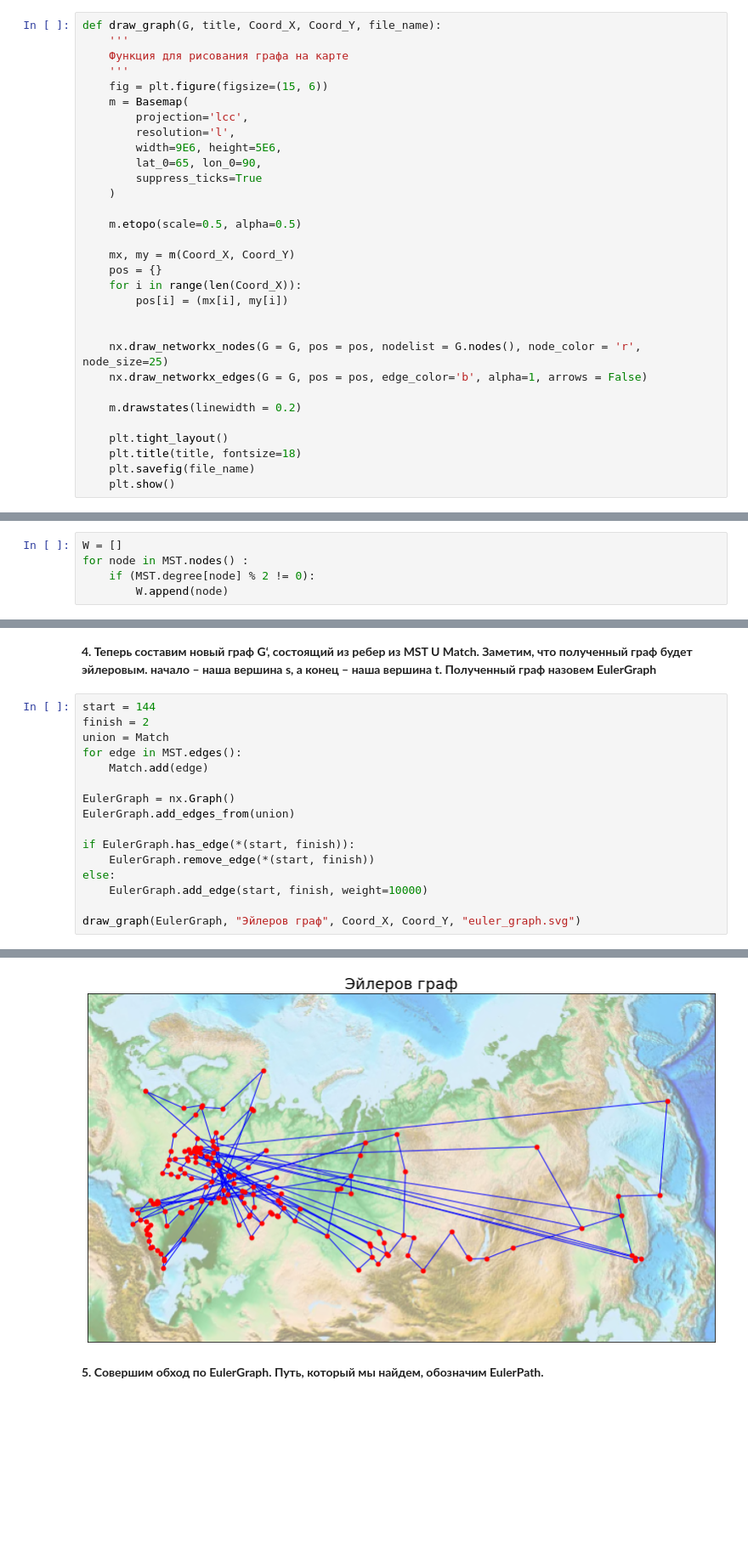
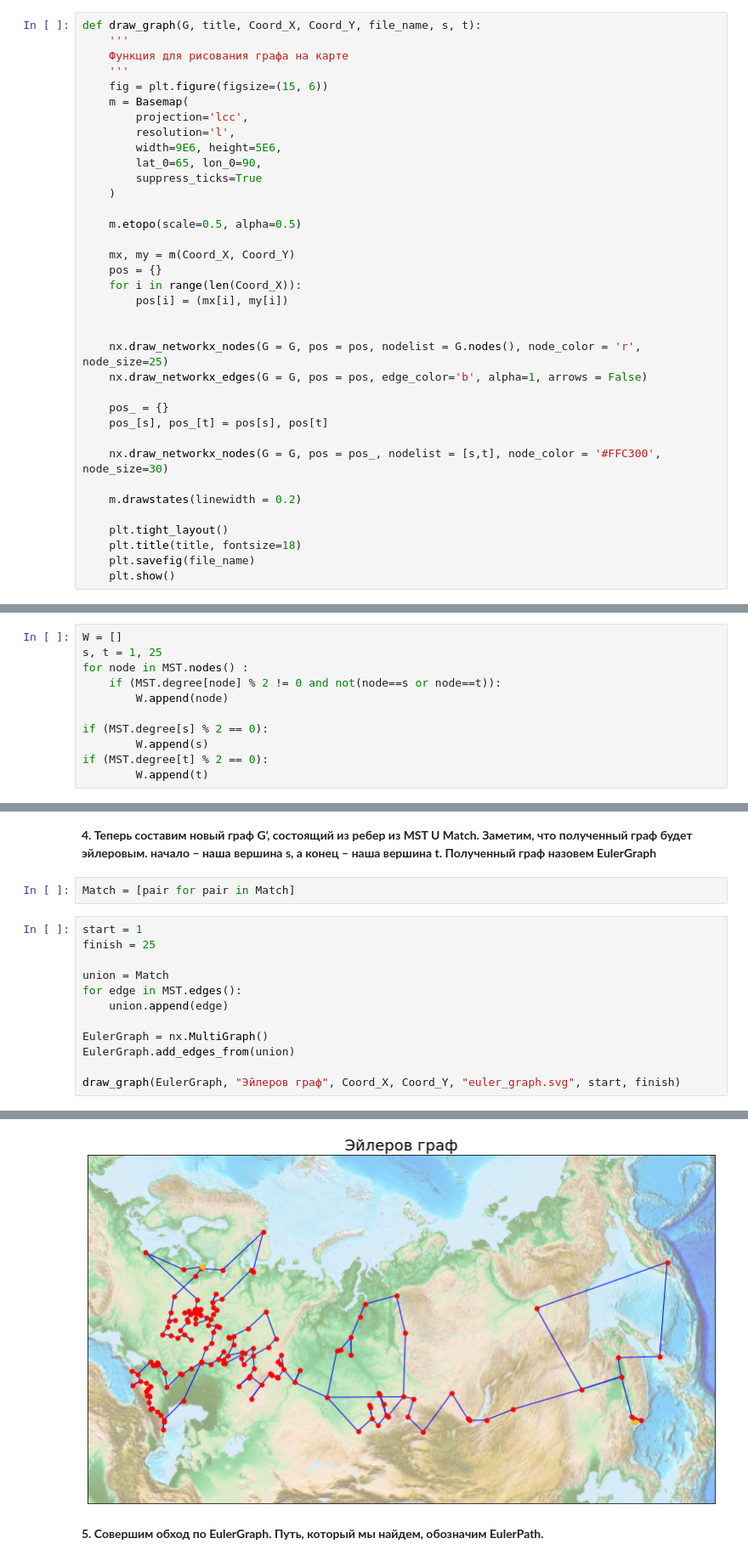
Before and after one commit to tanya124/ComputationalComplexity, a Jupyter notebook: tsp.ipynb, the cells around one changed output, grey strips where cells are left out. Shown at 85% size. Drawn from its saved outputs; the diff is of its cells as text; blank space fills up the shorter version.

```diff
--- a/tsp.ipynb
+++ b/tsp.ipynb
@@ -52,7 +52,7 @@ import networkx.algorithms.approximation
 import networkx.algorithms.euler
 from mpl_toolkits.basemap import Basemap
 # %%
-def draw_graph(G, title, Coord_X, Coord_Y, file_name):
+def draw_graph(G, title, Coord_X, Coord_Y, file_name, s, t):
     '''
     Функция для рисования графа на карте
     '''
@@ -76,6 +76,11 @@ def draw_graph(G, title, Coord_X, Coord_Y, file_name):
     nx.draw_networkx_nodes(G = G, pos = pos, nodelist = G.nodes(), node_color = 'r', node_size=25)
     nx.draw_networkx_edges(G = G, pos = pos, edge_color='b', alpha=1, arrows = False)
 
+    pos_ = {}
+    pos_[s], pos_[t] = pos[s], pos[t]
+
+    nx.draw_networkx_nodes(G = G, pos = pos_, nodelist = [s,t], node_color = '#FFC300', node_size=30)
+
     m.drawstates(linewidth = 0.2)
 
     plt.tight_layout()
@@ -112,9 +117,15 @@ Clipping input data to the valid range for imshow with RGB data ([0..1] for floa
 **2.Формируем список вершин W, содержащий вершины нечетных степеней.**
 # %%
 W = []
+s, t = 1, 25
 for node in MST.nodes() :
-    if (MST.degree[node] % 2 != 0):
+    if (MST.degree[node] % 2 != 0 and not(node==s or node==t)):
         W.append(node)
+
+if (MST.degree[s] % 2 == 0):
+        W.append(s)
+if (MST.degree[t] % 2 == 0):
+        W.append(t)
 # %% [markdown]
 **3. Строим совершенное паросочетание Match на подграфе, содержащем
 вершины W, с помощью алгоритма Эдмонса**
@@ -128,25 +143,23 @@ Match = nx.max_weight_matching(sub_G)
 начало – наша
 вершина s, а конец – наша вершина t. Полученный граф назовем
 EulerGraph**
+# %%
+Match = [pair for pair in Match]
 # %%
-start = 144
-finish = 2
+start = 1
+finish = 25
+
 union = Match
 for edge in MST.edges():
-    Match.add(edge)
+    union.append(edge)
 
-EulerGraph = nx.Graph()
+EulerGraph = nx.MultiGraph()
 EulerGraph.add_edges_from(union)
 
-if EulerGraph.has_edge(*(start, finish)):
-    EulerGraph.remove_edge(*(start, finish))
-else:
-    EulerGraph.add_edge(start, finish, weight=10000)
-
-draw_graph(EulerGraph, "Эйлеров граф", Coord_X, Coord_Y, "euler_graph.svg")
+draw_graph(EulerGraph, "Эйлеров граф", Coord_X, Coord_Y, "euler_graph.svg", start, finish)
 # %% [output]
 Clipping input data to the valid range for imshow with RGB data ([0..1] for floats or [0..255] for integers).
-[figure, old version]
+[figure, new version]
 # %% [markdown]
 **5. Совершим обход по EulerGraph. Путь, который мы найдем, обозначим
 EulerPath.**
```
Also changed, not shown: parts of 8 cells of this notebook, 2 other files.
